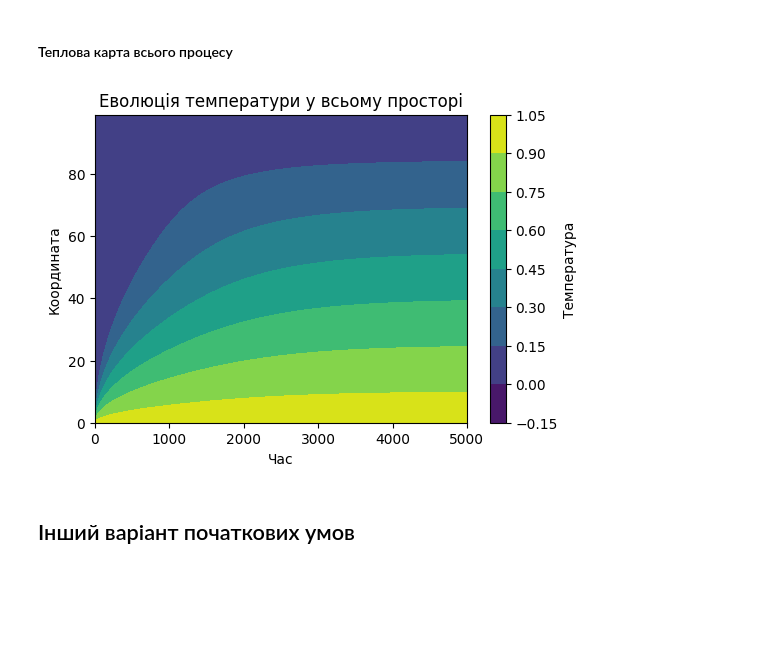
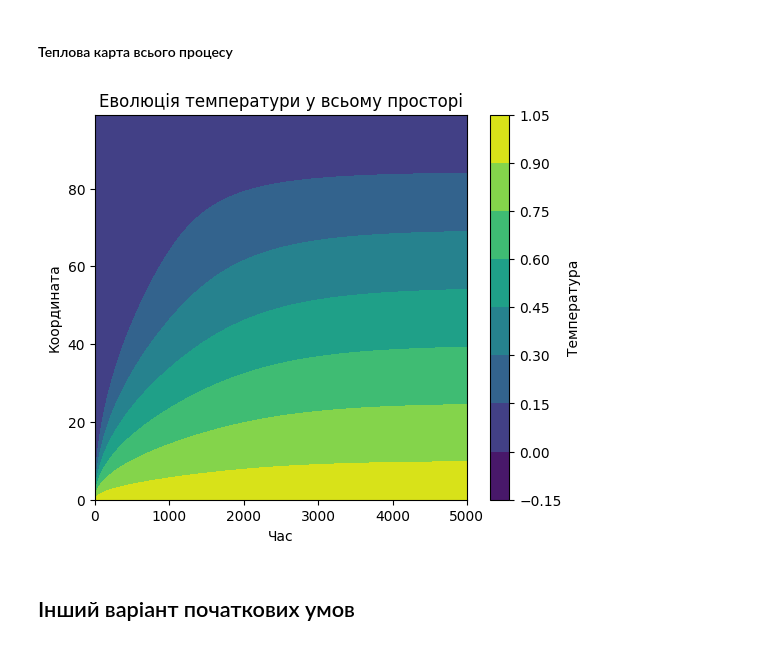
Before and after one commit to SerhiiMiroshnychenko/Notebooks, a Jupyter notebook: Heat_Transfer/Heat_Tramsfer.ipynb, the cells around one changed output. Drawn from its saved outputs; the diff is of its cells as text; code cells hidden in the pictures; blank space fills up the shorter version.

```diff
--- a/Heat_Transfer/Heat_Tramsfer.ipynb
+++ b/Heat_Transfer/Heat_Tramsfer.ipynb
@@ -662,15 +670,15 @@ plt.show()
 # %%
 t_list, x_list = np.meshgrid(solution.t, np.arange(size))
 
-plt.figure(figsize=(6, 4))
+plt.figure(figsize=(6, 5))
 plt.xlabel('Час')
 plt.ylabel('Координата')
 plt.title('Еволюція температури у всьому просторі')
 plt.contourf(t_list, x_list, solution.y)
 plt.colorbar(label='Температура')
 plt.show()
 # %% [output]
-[figure, old version]
+[figure, new version]
 # %% [markdown]
 ## Інший варіант початкових умов
 # %% [markdown]
```
Also changed, not shown: parts of 74 cells of this notebook.
